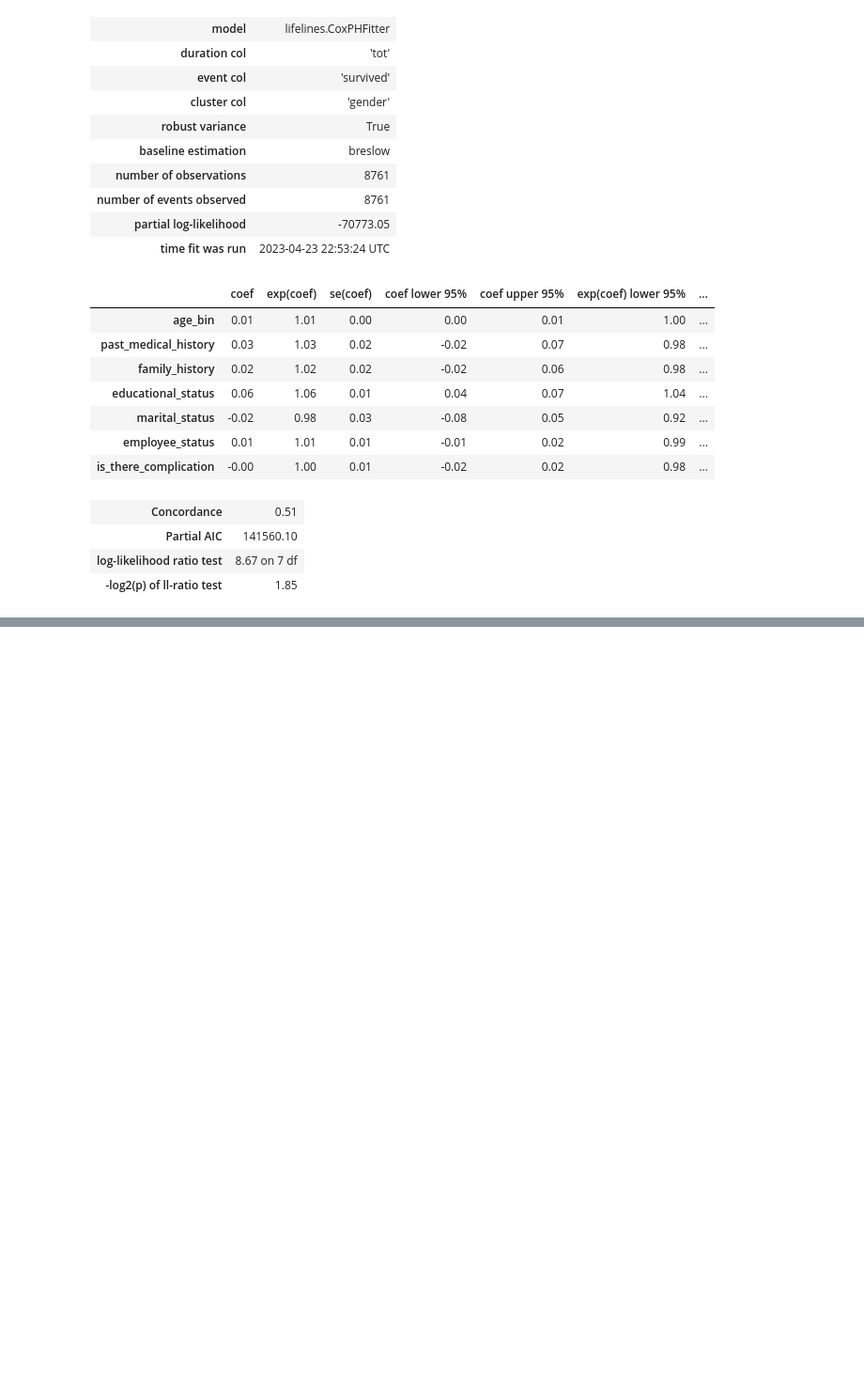
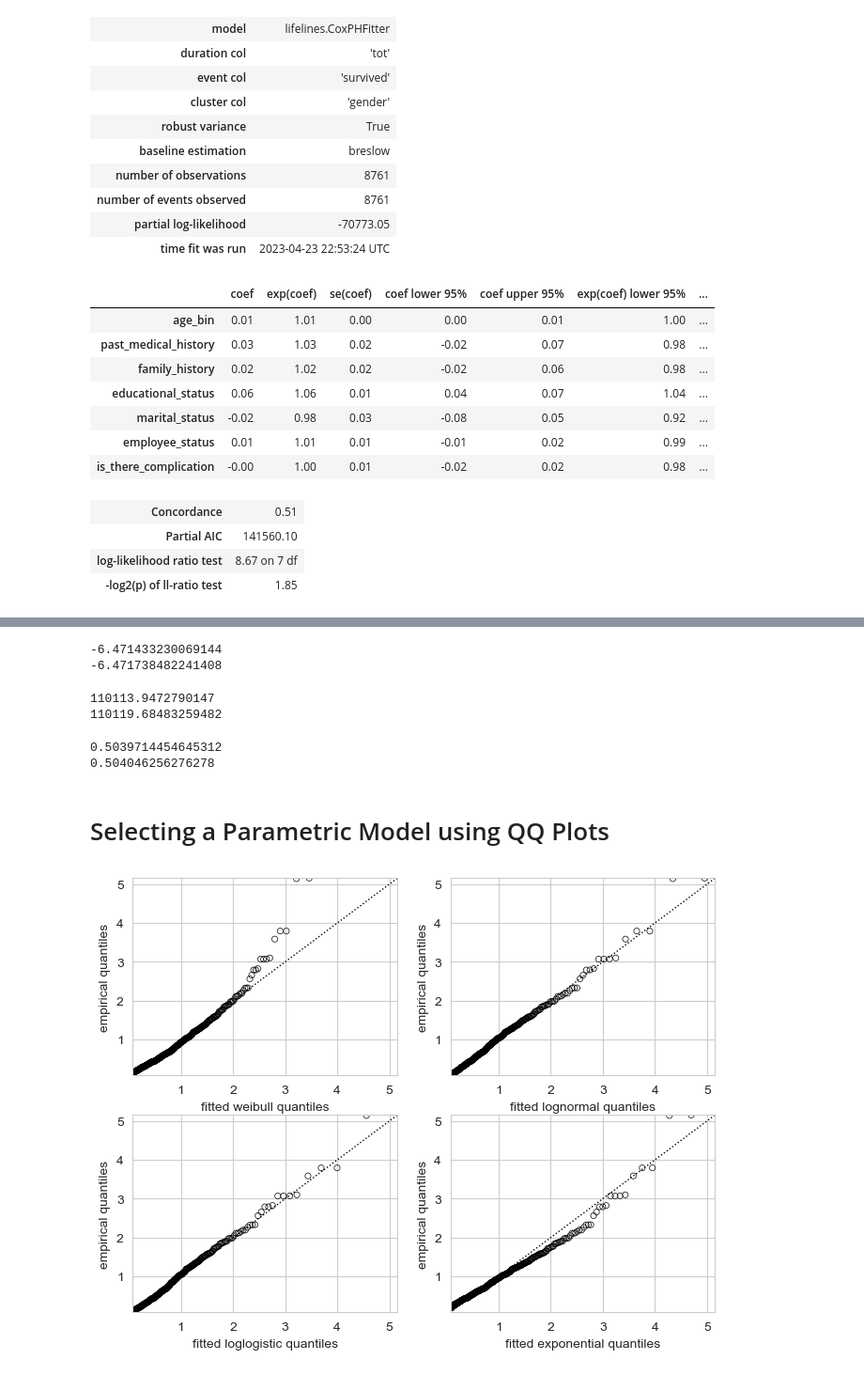
Before and after one commit to nicksv03/Survival_Analysis_BYOP, a Jupyter notebook: survival_analysis.ipynb, the cells around one changed output, grey strips where cells are left out. Shown at 94% size. Cells and saved outputs as stored; diff of their text form; code cells hidden in the pictures; blank space fills up the shorter version.

```diff
--- a/survival_analysis.ipynb
+++ b/survival_analysis.ipynb
@@ -1088,0 +1118,46 @@ cph.print_summary()
+# %%
+# Log Likelihood
+print(cph1.score(test))
+print(cph2.score(test))
+# %% [output]
+-6.471433230069144
+-6.471738482241408
+# %%
+# Alkaline Information Criterion (AIC)
+print(cph1.AIC_partial_)
+print(cph2.AIC_partial_)
+# %% [output]
+110113.9472790147
+110119.68483259482
+# %%
+# Concordance Index
+print(cph1.concordance_index_)
+print(cph2.concordance_index_)
+# %% [output]
+0.5039714454645312
+0.504046256276278
+# %% [markdown]
+# Selecting a Parametric Model using QQ Plots
+# %%
+from lifelines import *
+from lifelines.plotting import qq_plot
+import matplotlib.pyplot as plt
+
+# Simulate some fake log-normal data
+N = 1000
+T_actual = np.exp(np.random.randn(N))
+C = np.exp(np.random.randn(N))
+E = T_actual < C
+T = np.minimum(T_actual, C)
+
+# This Graphical Test can be used to invalidate models. For Example, in the figure, we can see that only the log-normal parametric model is appropriate (we expect in the tails, but not too much). Another use case is choosing the correct parametric AFT Model.
+fig, axes = plt.subplots(2, 2, figsize=(8, 6))
+axes = axes.reshape(4,)
+
+for i, model in enumerate([WeibullFitter(), LogNormalFitter(), LogLogisticFitter(), ExponentialFitter()]):
+    model.fit(T, E)
+    qq_plot(model, ax=axes[i])
+#save_viz_to_misc_folder('ml.survival analysis/survival_parametric_model_selection.png')
+plt.show()
+# %% [output]
+[figure, added]
```
Also changed, not shown: parts of 4 cells of this notebook.
